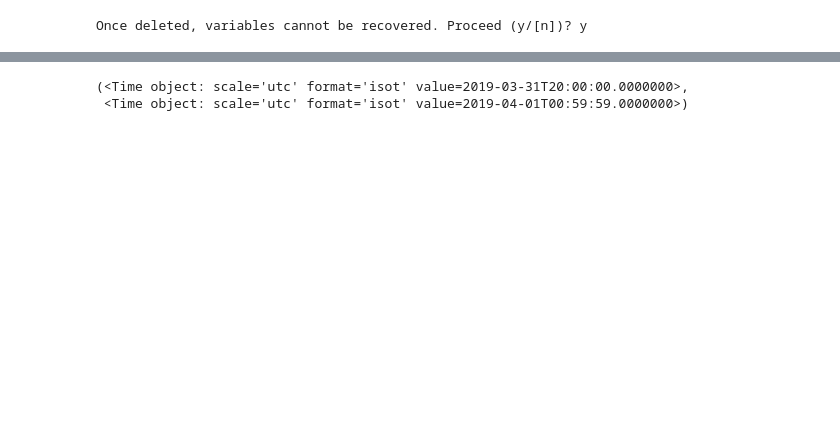
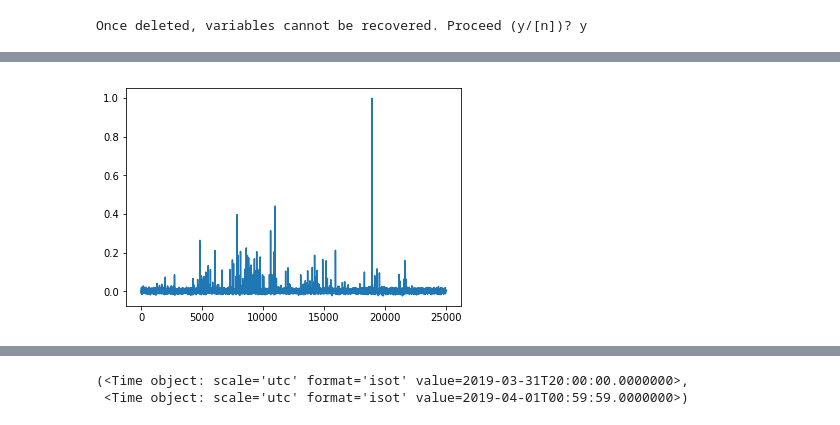
Before and after one commit to KazAndr/bsa3, a Jupyter notebook: reader_pnt.ipynb, the cells around one changed output, grey strips where cells are left out. Saved outputs shown, nothing was run; the diff lists cells and outputs as text; code cells hidden in the pictures; blank space fills up the shorter version.

```diff
--- a/reader_pnt.ipynb
+++ b/reader_pnt.ipynb
@@ -237,0 +79,6 @@ def get_time(header, point):
+# %%
+filtred_sig = (sig - res_filter)/max(sig)
+plt.plot(filtred_sig)
+plt.show()
+# %% [output]
+[figure, added]
```
Also changed, not shown: parts of 35 cells of this notebook, 5 other files.
